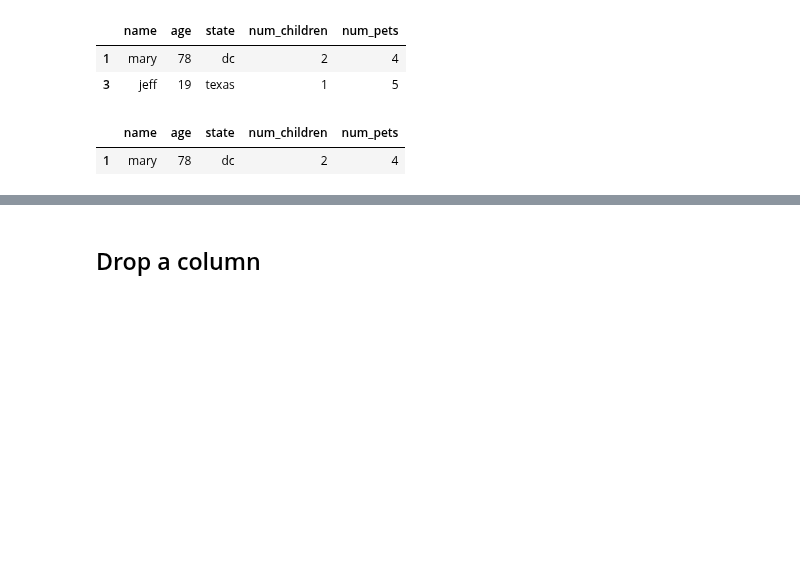
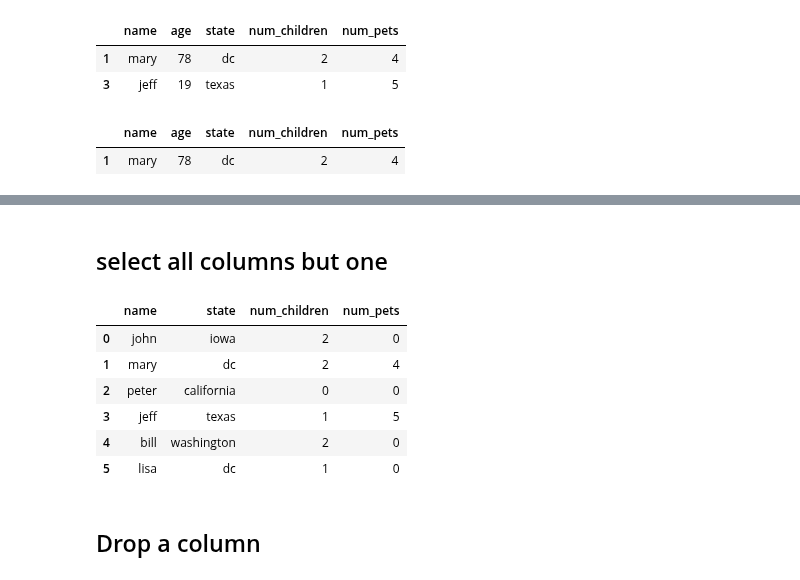
Before and after one commit to queirozfcom/python-sandbox, a Jupyter notebook: pandas-dataframe-by-example/sandbox.ipynb, the cells around one changed output, grey strips where cells are left out. Saved outputs shown, nothing was run; the diff lists cells and outputs as text; code cells hidden in the pictures; blank space fills up the shorter version.

```diff
--- a/pandas-dataframe-by-example/sandbox.ipynb
+++ b/pandas-dataframe-by-example/sandbox.ipynb
@@ -74,3 +86,15 @@ df[ (df["age"] > 40) & (df["num_pets"] > 0) ]
+# %% [markdown]
+## select all columns but one
+# %%
+df.drop(['age'],axis=1)
+# %% [output]
+|  | name | state | num_children | num_pets |
+| 0 | john | iowa | 2 | 0 |
+| 1 | mary | dc | 2 | 4 |
+| 2 | peter | california | 0 | 0 |
+| 3 | jeff | texas | 1 | 5 |
+| 4 | bill | washington | 2 | 0 |
+| 5 | lisa | dc | 1 | 0 |
 # %% [markdown]
 ## Drop a column
 # %%
```
Also changed, not shown: parts of 5 cells of this notebook.
